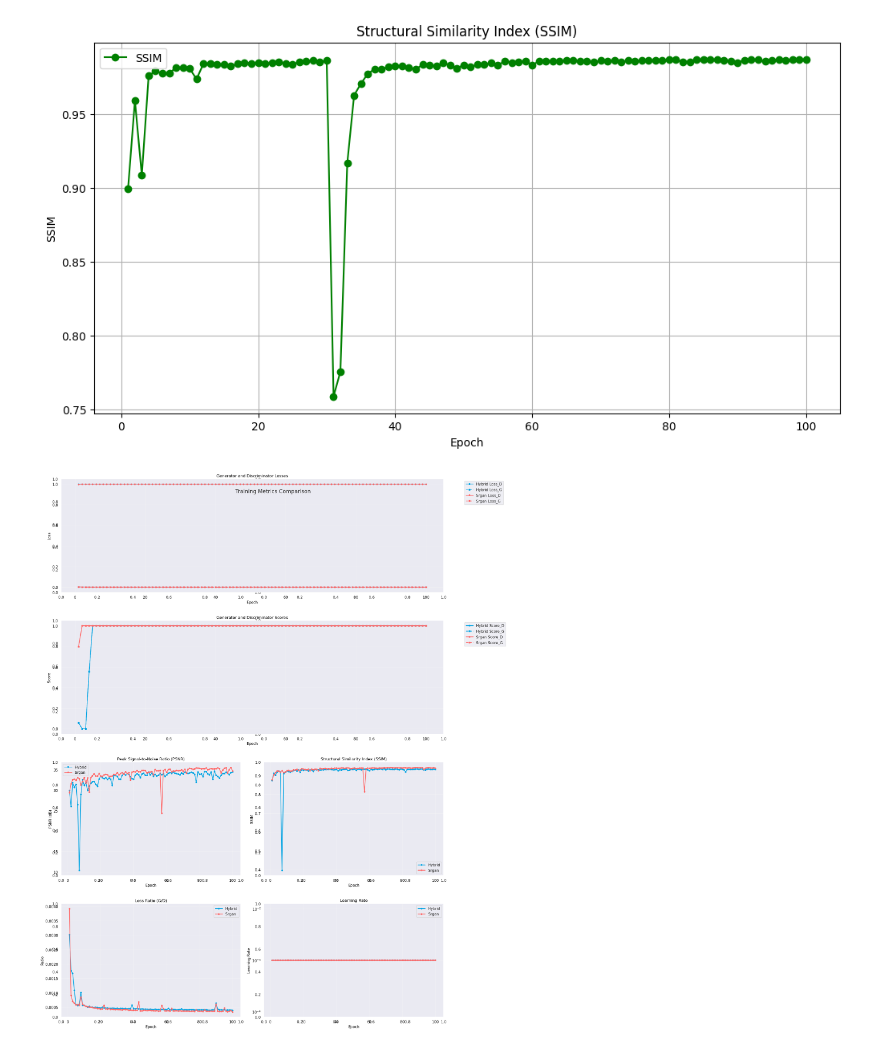
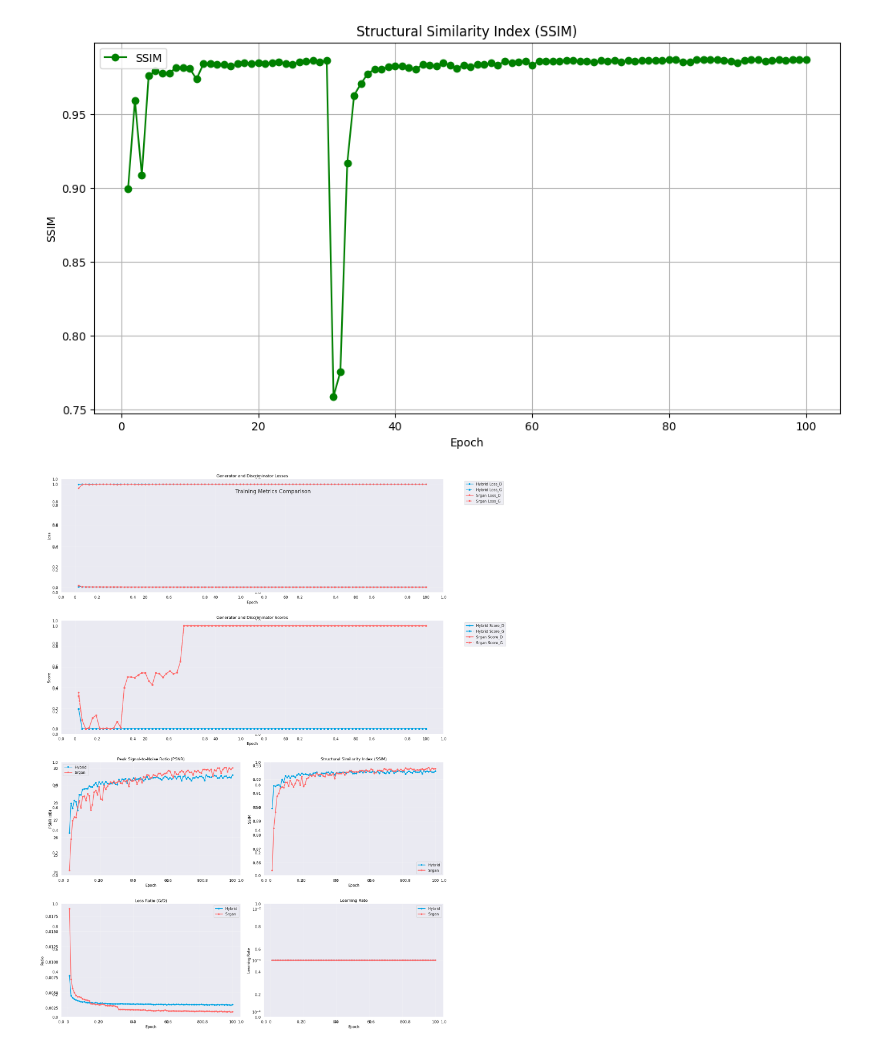
Before and after one commit to sudo-xda/SRGAN, a Jupyter notebook: statistics/plots.ipynb, the cells around one changed output. Cells and saved outputs as stored; diff of their text form; code cells hidden in the pictures.

```diff
--- a/statistics/plots.ipynb
+++ b/statistics/plots.ipynb
@@ -212,33 +212,33 @@ def create_training_plots(data1, data2, model1_name='Hybrid', model2_name='Srgan
 
     ax6 = fig.add_subplot(gs[3, 1])
     ax6.plot(data1['Epoch'], data1['Learning_Rate'], label=f'{model1_name}',
              color=colors['model1'], marker='o', markersize=4)
     ax6.plot(data2['Epoch'], data2['Learning_Rate'], label=f'{model2_name}',
              color=colors['model2'], marker='o', markersize=4)
     ax6.set_title('Learning Rate', color='black')
     ax6.set_xlabel('Epoch', color='black')
     ax6.set_ylabel('Learning Rate', color='black')
     ax6.tick_params(colors='black')
     ax6.set_yscale('log')
     ax6.legend()
 
     # Adjust layout
     plt.tight_layout()
     return fig
 
 # Load and process data
 try:
-    data1 = pd.read_csv('Xray_HYBRID_GAN_NIH4B_srf_4x_train_results.csv')  # Replace with your first model's CSV
-    data2 = pd.read_csv('Xray_SRGAN_NIH4B_srf_4x_train_results.csv')  # Replace with your second model's CSV
+    data1 = pd.read_csv('CT_HYBRIDV4_4B_srf_4x_train_results.csv')  # Replace with your first model's CSV
+    data2 = pd.read_csv('CT_srgan__srf_4x_train_results.csv')  # Replace with your second model's CSV
 
     # Create plots
     fig = create_training_plots(data1, data2, 'Hybrid', 'Srgan')
     plt.show()
 
     # Optional: Save the figure
     # fig.savefig('training_comparison.png', dpi=300, bbox_inches='tight')
 
 except Exception as e:
     print(f"An error occurred: {str(e)}")
 # %% [output]
-[figure, old version]
+[figure, new version]
```
Also changed, not shown: parts of 1 cell of this notebook, 24 other files.
